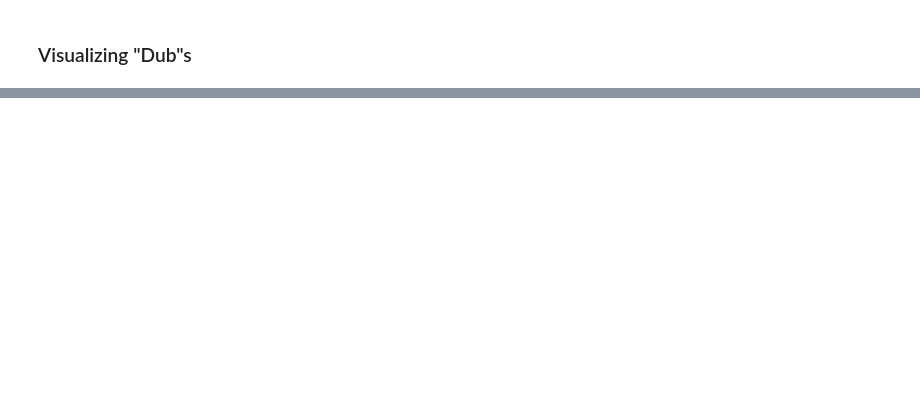
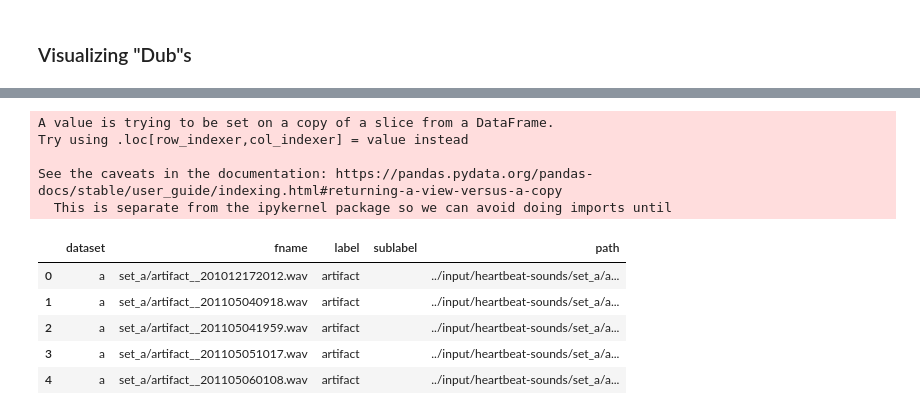
Before and after one commit to k8iechen/HeartPulseProcessor, a Jupyter notebook: Heart Signal Processing.ipynb, the cells around one changed output, grey strips where cells are left out. Saved outputs shown, nothing was run; the diff lists cells and outputs as text; code cells hidden in the pictures; blank space fills up the shorter version.

```diff
--- a/Heart Signal Processing.ipynb
+++ b/Heart Signal Processing.ipynb
@@ -288,0 +330,6 @@ Here we made use of the tempo feature to clearly identify heart rate by pinpoint
+# %%
+df=train_set
+#using labelled data only
+df=df[df['label'].notnull()]
+
+df_report(df)
@@ -288,0 +398,25 @@ Here we made use of the tempo feature to clearly identify heart rate by pinpoint
+# %%
+#setting fname to correct file path
+import re
+df["path"] = ""
+for index, row in df.iterrows():
+    m = re.search(r"\d", row["fname"])
+    idtag = row["fname"][m.start():]
+#     print(idtag)
+    if row["sublabel"] == np.nan:
+        row["sublabel"] = ""
+    row["path"] = INPUT_DIR + findPath(row["dataset"], row["label"], row["sublabel"]) + idtag
+
+df.head()
+# %% [output]
+A value is trying to be set on a copy of a slice from a DataFrame.
+Try using .loc[row_indexer,col_indexer] = value instead
+
+See the caveats in the documentation: https://pandas.pydata.org/pandas-docs/stable/user_guide/indexing.html#returning-a-view-versus-a-copy
+  This is separate from the ipykernel package so we can avoid doing imports until
+|  | dataset | fname | label | sublabel | path |
+| 0 | a | set_a/artifact__201012172012.wav | artifact |  | ../input/heartbeat-sounds/set_a/a... |
+| 1 | a | set_a/artifact__201105040918.wav | artifact |  | ../input/heartbeat-sounds/set_a/a... |
+| 2 | a | set_a/artifact__201105041959.wav | artifact |  | ../input/heartbeat-sounds/set_a/a... |
+| 3 | a | set_a/artifact__201105051017.wav | artifact |  | ../input/heartbeat-sounds/set_a/a... |
+| 4 | a | set_a/artifact__201105060108.wav | artifact |  | ../input/heartbeat-sounds/set_a/a... |
```
Also changed, not shown: parts of 27 cells of this notebook, 1 other file.
